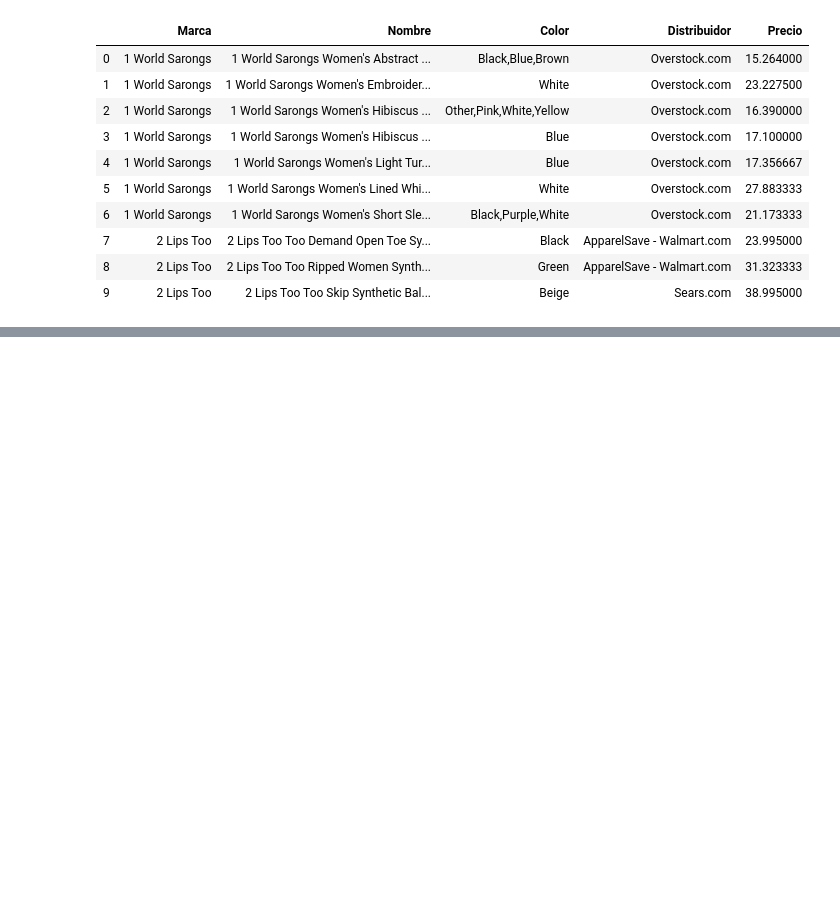
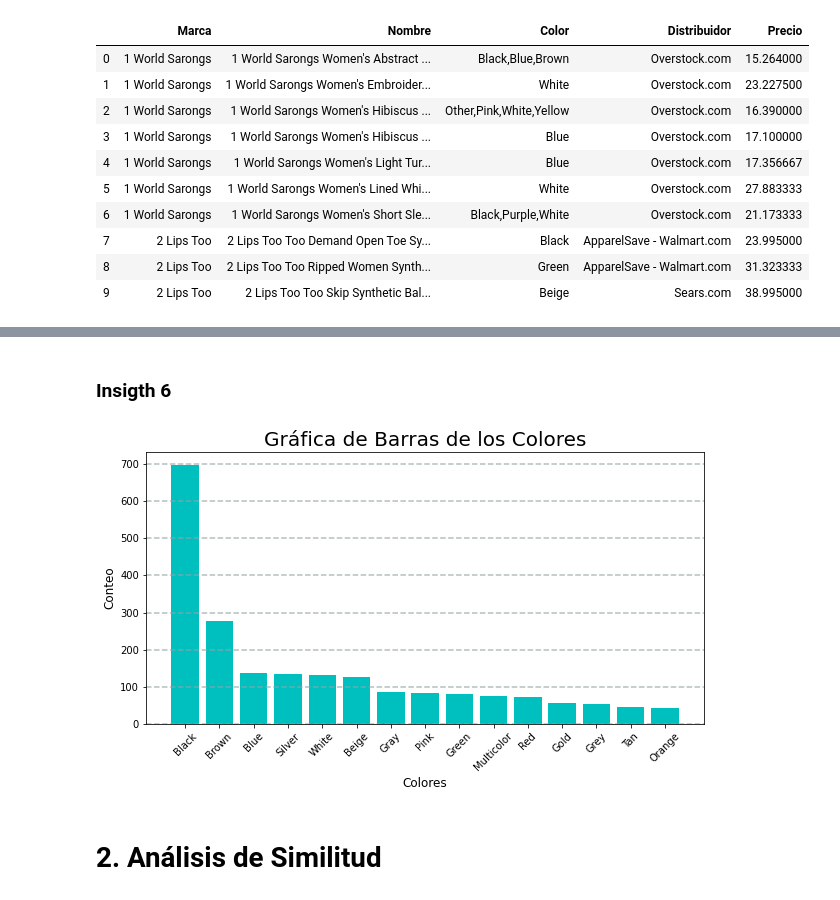
Before and after one commit to Miriam1999/PROYECTO-CDIN, a Jupyter notebook: Equipo9_ProyectoEntrega1.ipynb, the cells around one changed output, grey strips where cells are left out. Cells and saved outputs as stored; diff of their text form; code cells hidden in the pictures; blank space fills up the shorter version.

```diff
--- a/Equipo9_ProyectoEntrega1.ipynb
+++ b/Equipo9_ProyectoEntrega1.ipynb
@@ -251,0 +324,21 @@ data.head(10)
+# %% [markdown]
+### Insigth 6
+# %%
+# Sacar gráfica de barras de los colores más comunes de los zapatos
+fig = plt.figure(u"Gráfica de barras", figsize = (10, 5))
+ax = fig.add_subplot(111)
+datos_colores = list(data["Color"].value_counts().sort_values(ascending = False).head(15))
+nombres = list(data["Color"].value_counts().sort_values(ascending = False).head(15).index)
+ax.bar(range(len(datos_colores)), datos_colores, width = 0.8, align = "center", color = "c")
+ax.set_xticks(range(len(datos_colores)))
+ax.set_xticklabels(nombres)
+plt.xticks(rotation = 45)
+plt.xlabel("Colores", fontsize = 12)
+plt.ylabel("Conteo", fontsize = 12)
+plt.title("Gráfica de Barras de los Colores", fontsize = 20)
+plt.grid(color = "#95a5a6", linestyle='--', linewidth = 1.5, axis = "y", alpha = 0.7)
+plt.show()
+# %% [output]
+[figure, added]
+# %% [markdown]
+# 2. Análisis de Similitud
```
Also changed, not shown: parts of 27 cells of this notebook.
